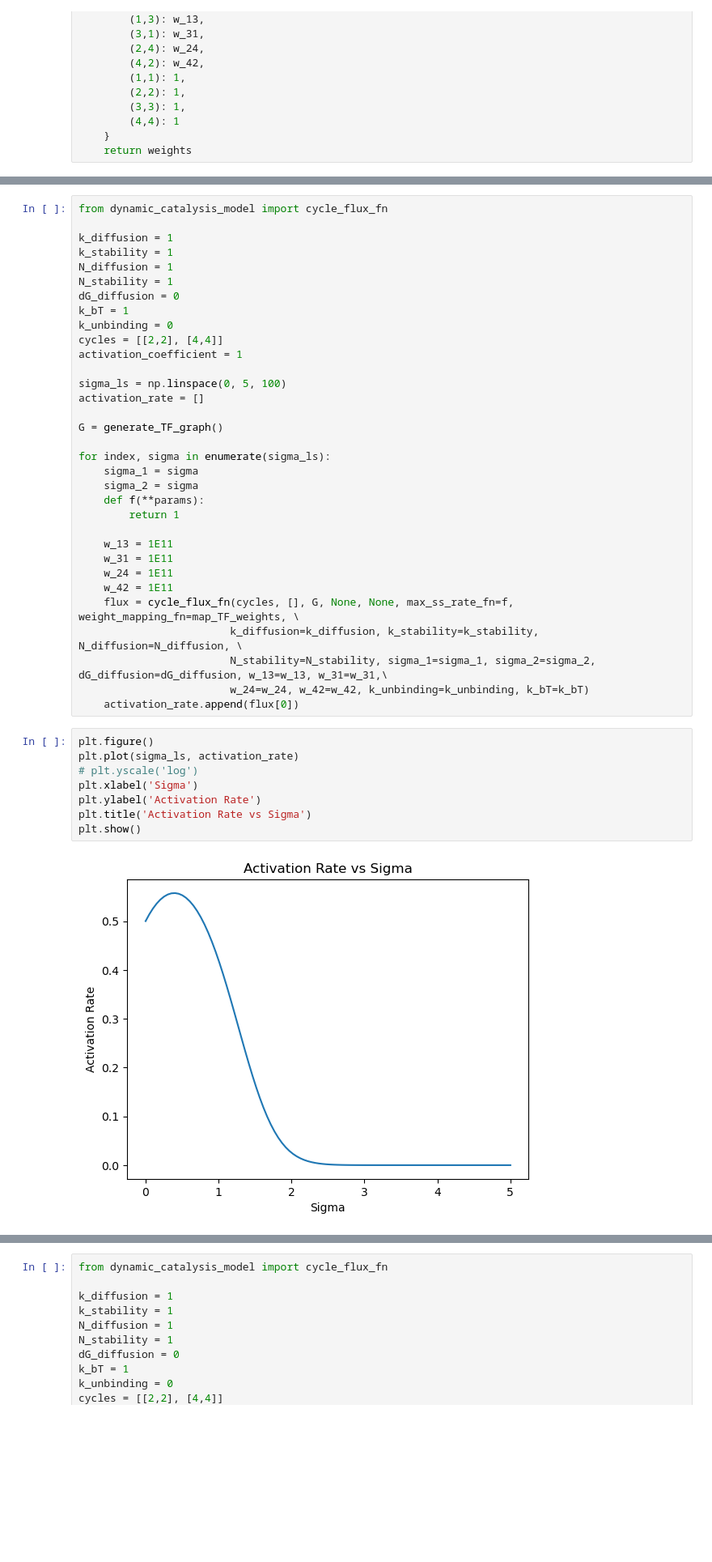
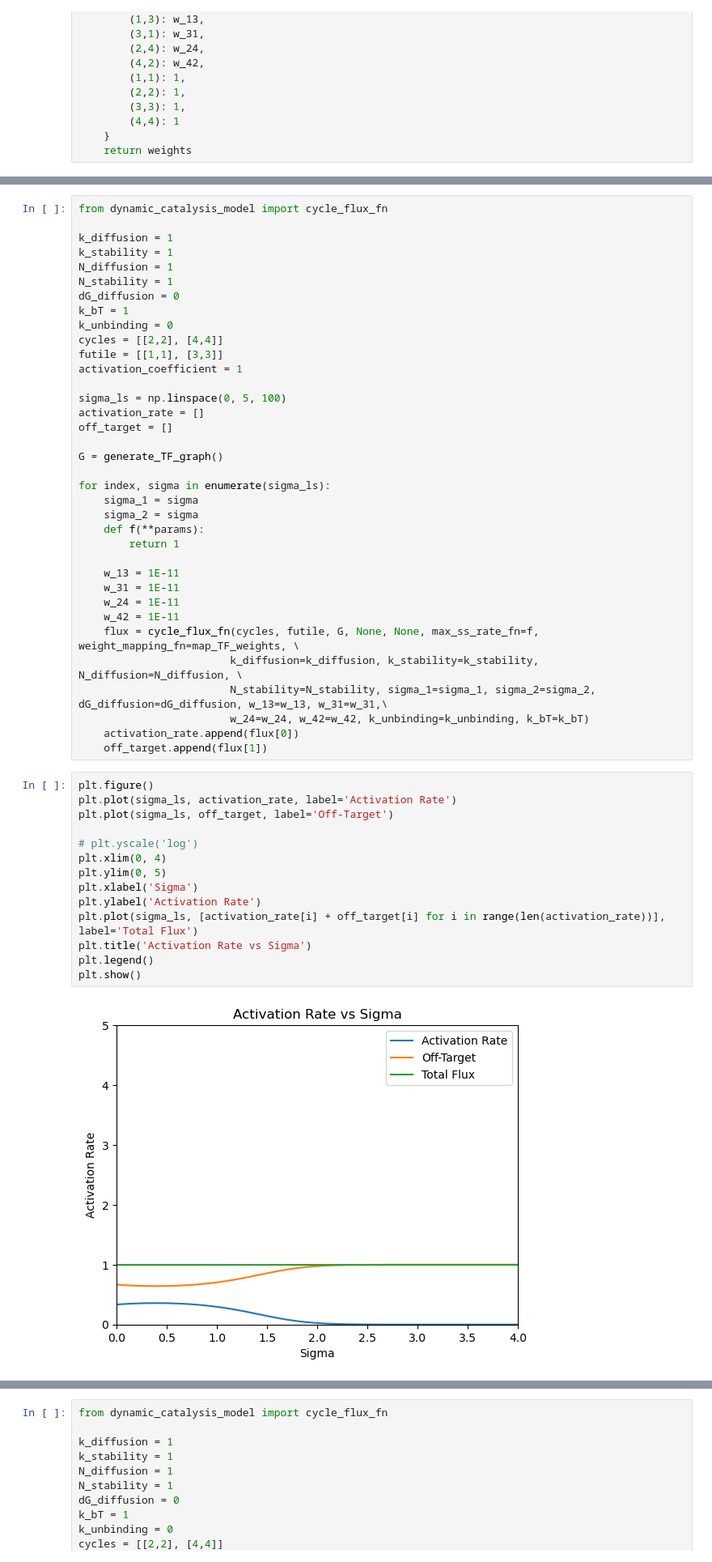
Before and after one commit to romamarketsandwich/diagram_dynamic_metabolism_v2, a Jupyter notebook: workflow/lib/TF_model.ipynb, the cells around one changed output, grey strips where cells are left out. Shown at 81% size. Cells and saved outputs as stored; diff of their text form; blank space fills up the shorter version.

```diff
--- a/workflow/lib/TF_model.ipynb
+++ b/workflow/lib/TF_model.ipynb
@@ -69,10 +57,12 @@ dG_diffusion = 0
 k_bT = 1
 k_unbinding = 0
 cycles = [[2,2], [4,4]]
+futile = [[1,1], [3,3]]
 activation_coefficient = 1
 
 sigma_ls = np.linspace(0, 5, 100)
 activation_rate = []
+off_target = []
 
 G = generate_TF_graph()
 
@@ -82,22 +72,29 @@ for index, sigma in enumerate(sigma_ls):
     def f(**params):
         return 1
 
-    w_13 = 1E11
-    w_31 = 1E11
-    w_24 = 1E11
-    w_42 = 1E11
-    flux = cycle_flux_fn(cycles, [], G, None, None, max_ss_rate_fn=f, weight_mapping_fn=map_TF_weights, \
+    w_13 = 1E-11
+    w_31 = 1E-11
+    w_24 = 1E-11
+    w_42 = 1E-11
+    flux = cycle_flux_fn(cycles, futile, G, None, None, max_ss_rate_fn=f, weight_mapping_fn=map_TF_weights, \
                         k_diffusion=k_diffusion, k_stability=k_stability, N_diffusion=N_diffusion, \
                         N_stability=N_stability, sigma_1=sigma_1, sigma_2=sigma_2, dG_diffusion=dG_diffusion, w_13=w_13, w_31=w_31,\
                         w_24=w_24, w_42=w_42, k_unbinding=k_unbinding, k_bT=k_bT)
     activation_rate.append(flux[0])
+    off_target.append(flux[1])
 # %%
 plt.figure()
-plt.plot(sigma_ls, activation_rate)
+plt.plot(sigma_ls, activation_rate, label='Activation Rate')
+plt.plot(sigma_ls, off_target, label='Off-Target')
+
 # plt.yscale('log')
+plt.xlim(0, 4)
+plt.ylim(0, 5)
 plt.xlabel('Sigma')
 plt.ylabel('Activation Rate')
+plt.plot(sigma_ls, [activation_rate[i] + off_target[i] for i in range(len(activation_rate))], label='Total Flux')
 plt.title('Activation Rate vs Sigma')
+plt.legend()
 plt.show()
 # %% [output]
-[figure, old version]
+[figure, new version]
```
Also changed, not shown: parts of 12 cells of this notebook, 18 other files.
